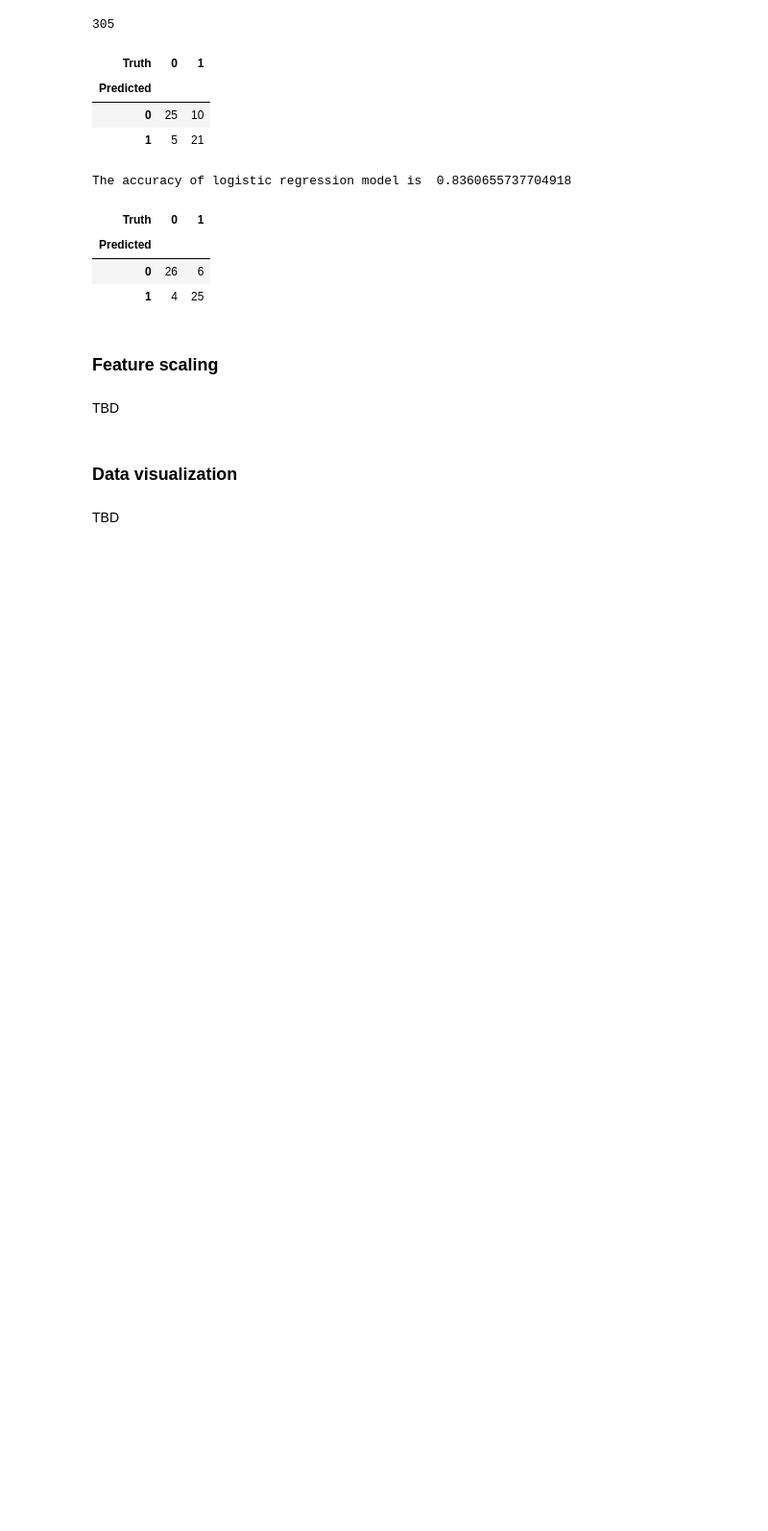
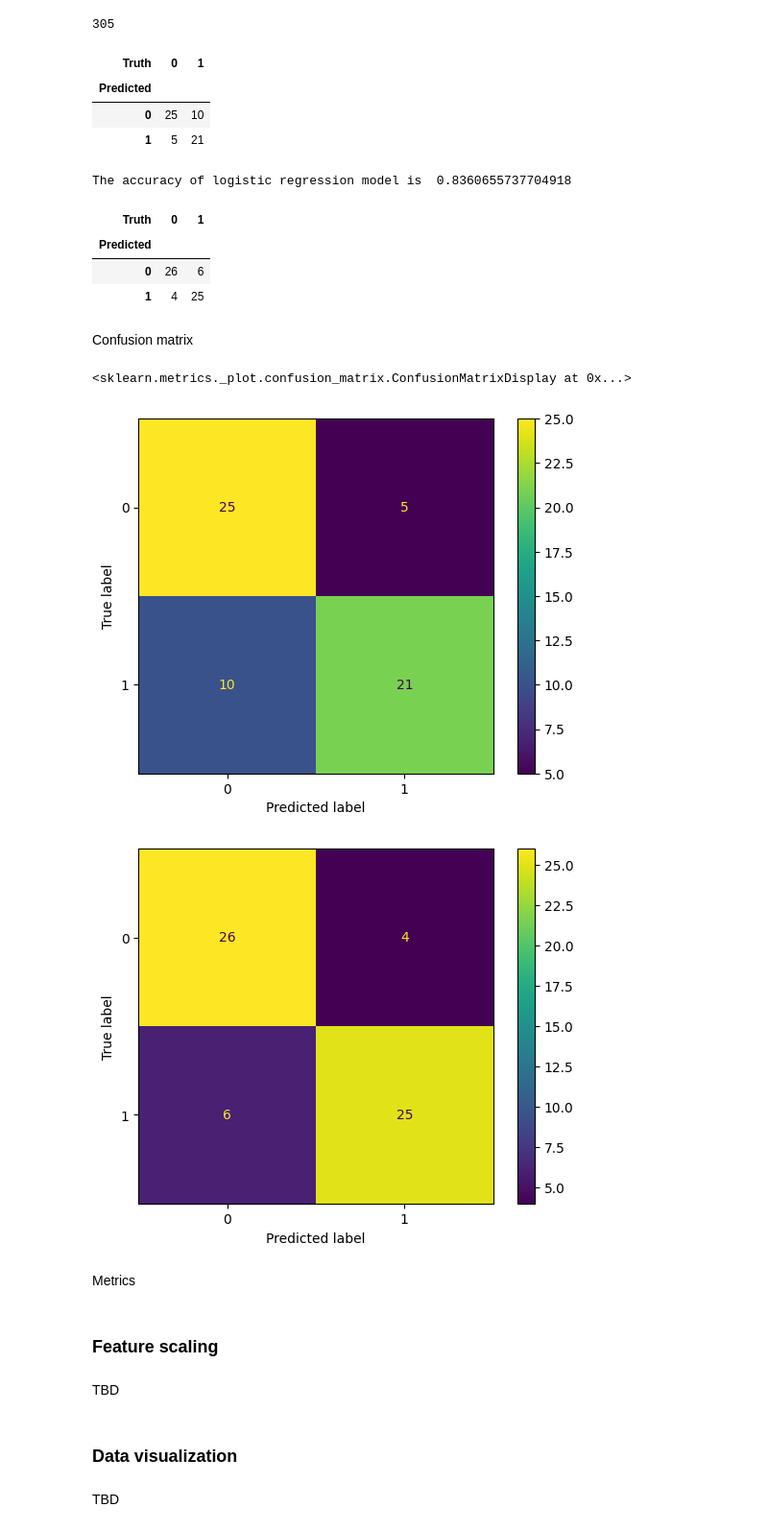
Before and after one commit to soumya-khanna/Wildfire-Prediction-Model, a Jupyter notebook: model.ipynb, the cells around one changed output. Shown: that part at 96% size. Drawn from its saved outputs; the diff is of its cells as text; code cells hidden in the pictures; blank space fills up the shorter version.

Commit message:
Add metrics

```diff
--- a/model.ipynb
+++ b/model.ipynb
@@ -596,3 +600,23 @@ The accuracy of logistic regression model is  0.8360655737704918
 # print('The accuracy of logistic regression model is ', acc)
 
 # confusion_table(prediction, y_test)
+# %% [markdown]
+Confusion matrix
+# %%
+from sklearn import metrics
+
+matrix_knn = metrics.confusion_matrix(y_test, knn1_pred)
+
+matrix_log = metrics.confusion_matrix(y_test, prediction)
+# matrix_knn, matrix_log
+
+disp_knn = metrics.ConfusionMatrixDisplay(confusion_matrix=matrix_knn)
+disp_knn.plot()
+disp_log = metrics.ConfusionMatrixDisplay(confusion_matrix=matrix_log)
+disp_log.plot()
+# %% [output]
+<sklearn.metrics._plot.confusion_matrix.ConfusionMatrixDisplay at 0x...>
+[figure, added]
+[figure, added]
+# %% [markdown]
+Metrics
```
Also changed, not shown: parts of 3 cells of this notebook.
